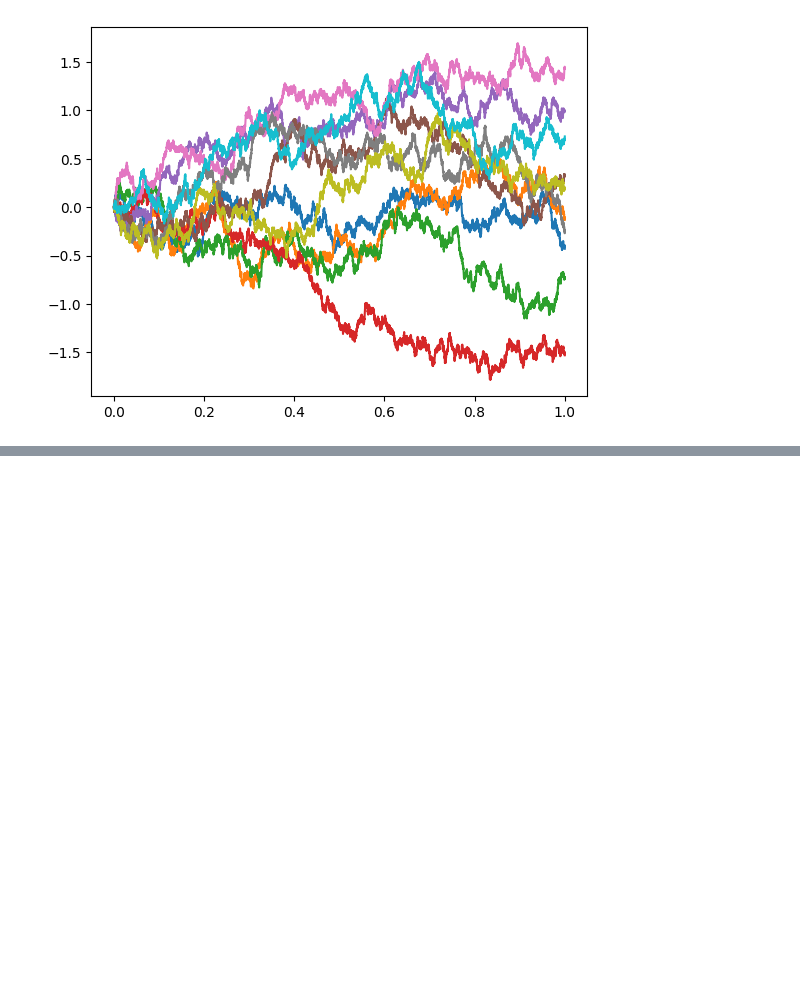
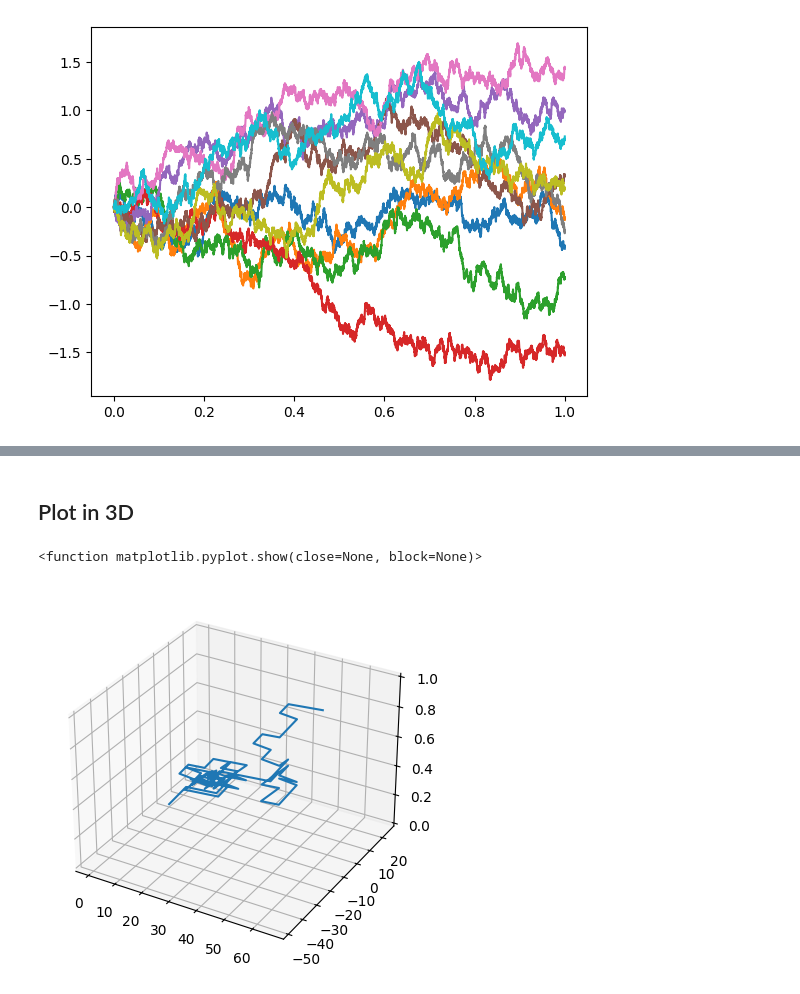
Before and after one commit to OmarGudi/Random_Walks_BrownianMotion, a Jupyter notebook: Random Walks_Brownian Motion.ipynb, the cells around one changed output, grey strips where cells are left out. Cells and saved outputs as stored; diff of their text form; code cells hidden in the pictures; blank space fills up the shorter version.

```diff
--- a/Random Walks_Brownian Motion.ipynb
+++ b/Random Walks_Brownian Motion.ipynb
@@ -65,0 +144,11 @@ plt.show()
+# %% [markdown]
+## Plot in 3D
+# %%
+#time auxiliar
+times = np.linspace(0, 1, n_steps)
+plt.axes(projection = '3d')
+plt.plot(BM_2d[:,0], BM_2d[:,1], times)
+plt.show
+# %% [output]
+<function matplotlib.pyplot.show(close=None, block=None)>
+[figure, added]
```
Also changed, not shown: parts of 7 cells of this notebook.
